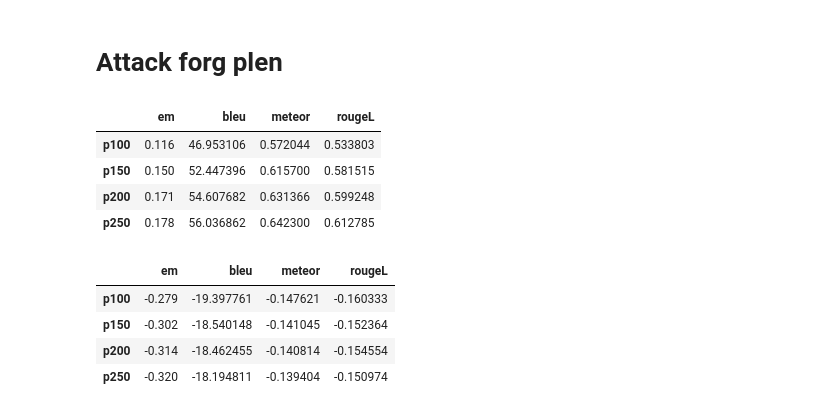
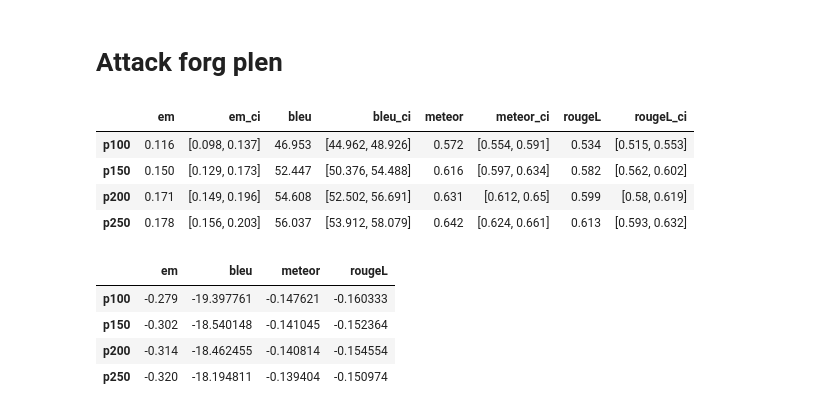
Before and after one commit to AISE-TUDelft/LLM4Code-memtune-ext, a Jupyter notebook: experiments/lora/forgetting/results/results_forg.ipynb, the cells around one changed output. Saved outputs shown, nothing was run; the diff lists cells and outputs as text; code cells hidden in the pictures.

```diff
--- a/experiments/lora/forgetting/results/results_forg.ipynb
+++ b/experiments/lora/forgetting/results/results_forg.ipynb
@@ -65,18 +72,15 @@ lo_means
 # %%
-# baseline_means
+# baseline_means + confidence intervals
 metrics = ['em', 'bleu', 'meteor', 'rougeL']
 eps = ['ep0', 'ep1', 'ep2', 'ep3']
 
-mean_data = {}
-
-
-for metric in metrics:
-    mean_data[metric] = []
-    for ep in eps:
-        column_name = f'7b_{ep}_{metric}'
-        mean_value = merged_df[column_name].mean()
-        mean_data[metric].append(mean_value)
-
-base_means = pd.DataFrame(mean_data, index=eps)
-base_means
+base_means_ci = summarize_metrics_with_ci(
+    merged_df,
+    row_values=eps,
+    metrics=metrics,
+    column_name_fn=lambda ep, metric: f'7b_{ep}_{metric}',
+)
+base_means = base_means_ci[metrics].copy()
+base_means_ci = round_metrics_with_ci_table(base_means_ci, decimals=3)
+base_means_ci
 # %% [output]
@@ -156,28 +161,26 @@ merged_df = pd.merge(df, df_fp32,
   'prefix_150', 'prefix_100', 'suffix'],
   how='inner')
 # %%
-# Extract and calculate means
+# Extract means + confidence intervals
 metrics = ['em', 'bleu', 'meteor', 'rougeL']
 plens = ['p100', 'p150', 'p200', 'p250']
 eps = ['ep0', 'ep3']
 
-mean_data = {}
-
-for metric in metrics:
-    mean_data[metric] = []
-    for plen in plens:
-        column_name = f'7b_{eps[1]}_{plen}_{metric}'
-        mean_value = merged_df[column_name].mean()
-        mean_data[metric].append(mean_value)
-
-plen_fp32_absolute = pd.DataFrame(mean_data, index=plens)
-plen_fp32_absolute
+plen_fp32_absolute_ci = summarize_metrics_with_ci(
+    merged_df,
+    row_values=plens,
+    metrics=metrics,
+    column_name_fn=lambda plen, metric: f'7b_{eps[1]}_{plen}_{metric}',
+)
+plen_fp32_absolute = plen_fp32_absolute_ci[metrics].copy()
+plen_fp32_absolute_ci = round_metrics_with_ci_table(plen_fp32_absolute_ci, decimals=3)
+plen_fp32_absolute_ci
 # %% [output]
-|  | em | bleu | meteor | rougeL |
-| p100 | 0.116 | 46.953106 | 0.572044 | 0.533803 |
-| p150 | 0.150 | 52.447396 | 0.615700 | 0.581515 |
-| p200 | 0.171 | 54.607682 | 0.631366 | 0.599248 |
-| p250 | 0.178 | 56.036862 | 0.642300 | 0.612785 |
+|  | em | em_ci | bleu | bleu_ci | meteor | meteor_ci | rougeL | rougeL_ci |
+| p100 | 0.116 | [0.098, 0.137] | 46.953 | [44.962, 48.926] | 0.572 | [0.554, 0.591] | 0.534 | [0.515, 0.553] |
+| p150 | 0.150 | [0.129, 0.173] | 52.447 | [50.376, 54.488] | 0.616 | [0.597, 0.634] | 0.582 | [0.562, 0.602] |
+| p200 | 0.171 | [0.149, 0.196] | 54.608 | [52.502, 56.691] | 0.631 | [0.612, 0.65] | 0.599 | [0.58, 0.619] |
+| p250 | 0.178 | [0.156, 0.203] | 56.037 | [53.912, 58.079] | 0.642 | [0.624, 0.661] | 0.613 | [0.593, 0.632] |
 # %%
 # With the baseline
 
```
Also changed, not shown: parts of 8 cells of this notebook, 1 other file.
